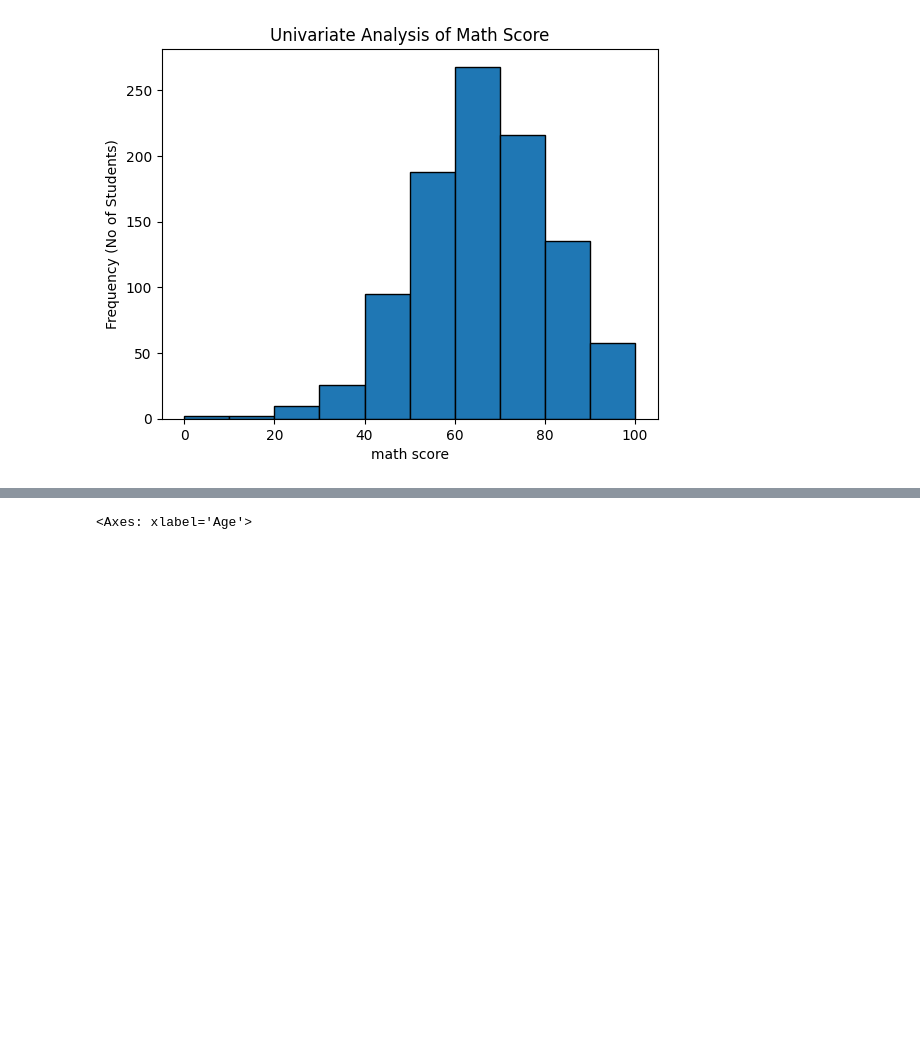
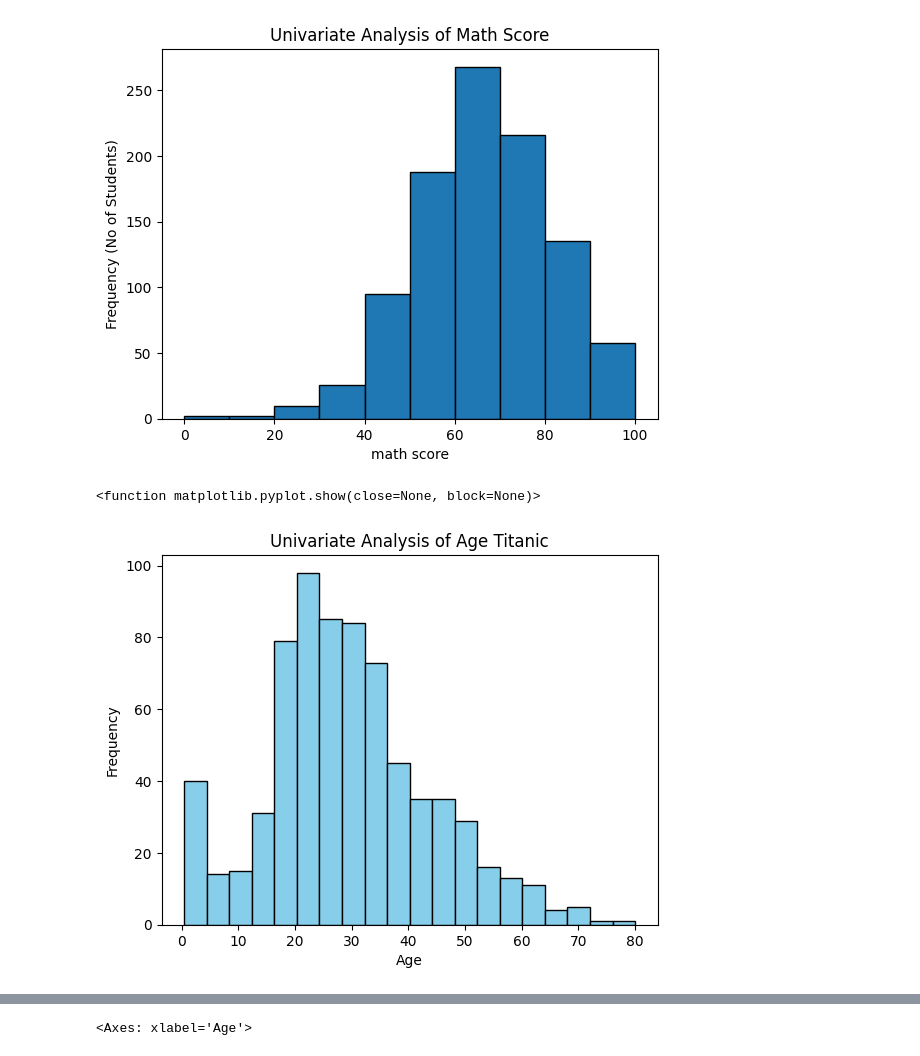
Before and after one commit to sbccas/data-analytics-using-python, a Jupyter notebook: 2_Lecture_Notes/Unit1_Fundamentals_of_Data_Analytics.ipynb, the cells around one changed output, grey strips where cells are left out. Saved outputs shown, nothing was run; the diff lists cells and outputs as text; code cells hidden in the pictures; blank space fills up the shorter version.

```diff
--- a/2_Lecture_Notes/Unit1_Fundamentals_of_Data_Analytics.ipynb
+++ b/2_Lecture_Notes/Unit1_Fundamentals_of_Data_Analytics.ipynb
@@ -480,4 +480,14 @@ plt.show()
 #Now try on more numeric columns in stud dataset
 # %% [output]
 [figure]
+# %%
+# Histogram for numeric column in Titanic Dataset
+plt.hist(tita['Age'],bins=20,color='skyblue',edgecolor='black')
+plt.title('Univariate Analysis of Age Titanic')
+plt.xlabel('Age')
+plt.ylabel('Frequency')
+plt.show
+# %% [output]
+<function matplotlib.pyplot.show(close=None, block=None)>
+[figure, added]
 # %%
```
Also changed, not shown: parts of 64 cells of this notebook, 25 other files.
